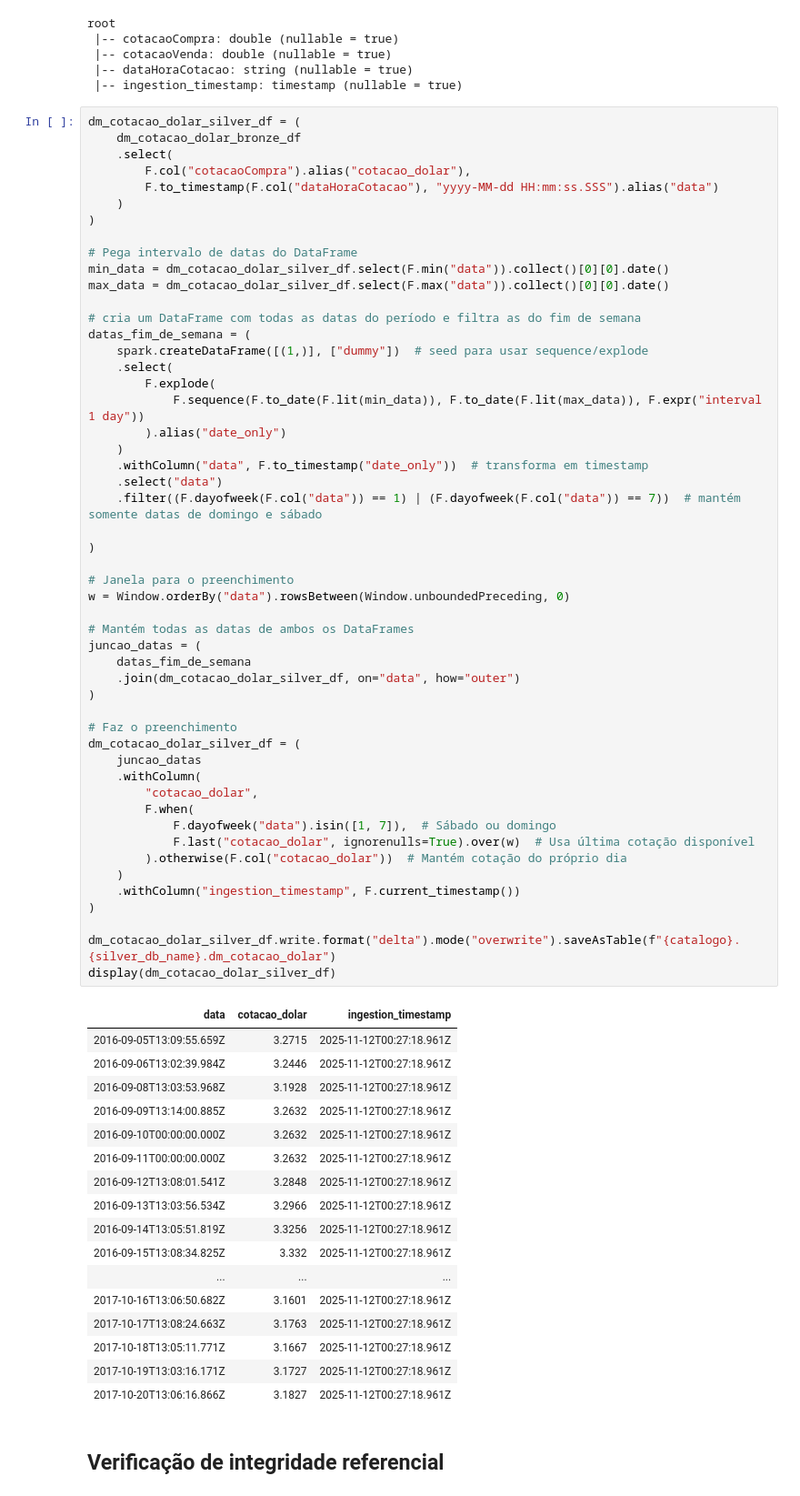
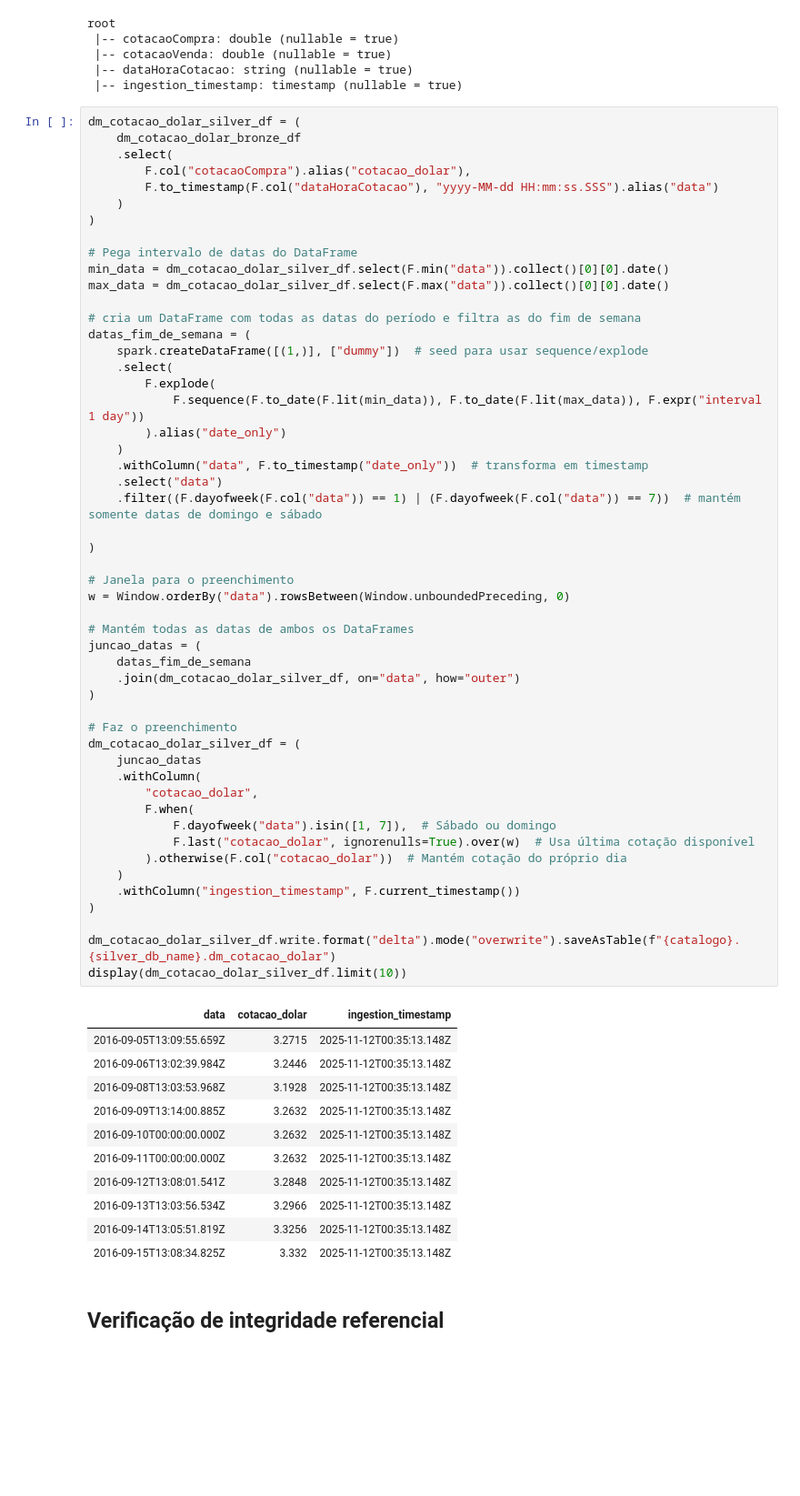
Before and after one commit to AmandaCLima/RocketLabDados-2025.2, a Jupyter notebook: Atividade02 - Pyspark/Atividade2_bronze_to_silver.ipynb.ipynb, the cells around one changed output. Shown at 91% size. Drawn from its saved outputs; the diff is of its cells as text; blank space fills up the shorter version.

```diff
--- a/Atividade02 - Pyspark/Atividade2_bronze_to_silver.ipynb.ipynb
+++ b/Atividade02 - Pyspark/Atividade2_bronze_to_silver.ipynb.ipynb
@@ -464,50 +464,44 @@ datas_fim_de_semana = (
     .select("data")
     .filter((F.dayofweek(F.col("data")) == 1) | (F.dayofweek(F.col("data")) == 7))  # mantém somente datas de domingo e sábado
 
 )
 
 # Janela para o preenchimento
 w = Window.orderBy("data").rowsBetween(Window.unboundedPreceding, 0)
 
 # Mantém todas as datas de ambos os DataFrames
 juncao_datas = (
     datas_fim_de_semana
     .join(dm_cotacao_dolar_silver_df, on="data", how="outer")
 )
 
 # Faz o preenchimento
 dm_cotacao_dolar_silver_df = (
     juncao_datas
     .withColumn(
         "cotacao_dolar",
         F.when(
             F.dayofweek("data").isin([1, 7]),  # Sábado ou domingo
             F.last("cotacao_dolar", ignorenulls=True).over(w)  # Usa última cotação disponível
         ).otherwise(F.col("cotacao_dolar"))  # Mantém cotação do próprio dia
     )
     .withColumn("ingestion_timestamp", F.current_timestamp())
 )
 
 dm_cotacao_dolar_silver_df.write.format("delta").mode("overwrite").saveAsTable(f"{catalogo}.{silver_db_name}.dm_cotacao_dolar")
-display(dm_cotacao_dolar_silver_df)
+display(dm_cotacao_dolar_silver_df.limit(10))
 # %% [output]
 | data | cotacao_dolar | ingestion_timestamp |
-| 2016-09-05T13:09:55.659Z | 3.2715 | 2025-11-12T00:27:18.961Z |
-| 2016-09-06T13:02:39.984Z | 3.2446 | 2025-11-12T00:27:18.961Z |
-| 2016-09-08T13:03:53.968Z | 3.1928 | 2025-11-12T00:27:18.961Z |
-| 2016-09-09T13:14:00.885Z | 3.2632 | 2025-11-12T00:27:18.961Z |
-| 2016-09-10T00:00:00.000Z | 3.2632 | 2025-11-12T00:27:18.961Z |
-| 2016-09-11T00:00:00.000Z | 3.2632 | 2025-11-12T00:27:18.961Z |
-| 2016-09-12T13:08:01.541Z | 3.2848 | 2025-11-12T00:27:18.961Z |
-| 2016-09-13T13:03:56.534Z | 3.2966 | 2025-11-12T00:27:18.961Z |
-| 2016-09-14T13:05:51.819Z | 3.3256 | 2025-11-12T00:27:18.961Z |
-| 2016-09-15T13:08:34.825Z | 3.332 | 2025-11-12T00:27:18.961Z |
-| ... | ... | ... |
-| 2017-10-16T13:06:50.682Z | 3.1601 | 2025-11-12T00:27:18.961Z |
-| 2017-10-17T13:08:24.663Z | 3.1763 | 2025-11-12T00:27:18.961Z |
-| 2017-10-18T13:05:11.771Z | 3.1667 | 2025-11-12T00:27:18.961Z |
-| 2017-10-19T13:03:16.171Z | 3.1727 | 2025-11-12T00:27:18.961Z |
-| 2017-10-20T13:06:16.866Z | 3.1827 | 2025-11-12T00:27:18.961Z |
+| 2016-09-05T13:09:55.659Z | 3.2715 | 2025-11-12T00:35:13.148Z |
+| 2016-09-06T13:02:39.984Z | 3.2446 | 2025-11-12T00:35:13.148Z |
+| 2016-09-08T13:03:53.968Z | 3.1928 | 2025-11-12T00:35:13.148Z |
+| 2016-09-09T13:14:00.885Z | 3.2632 | 2025-11-12T00:35:13.148Z |
+| 2016-09-10T00:00:00.000Z | 3.2632 | 2025-11-12T00:35:13.148Z |
+| 2016-09-11T00:00:00.000Z | 3.2632 | 2025-11-12T00:35:13.148Z |
+| 2016-09-12T13:08:01.541Z | 3.2848 | 2025-11-12T00:35:13.148Z |
+| 2016-09-13T13:03:56.534Z | 3.2966 | 2025-11-12T00:35:13.148Z |
+| 2016-09-14T13:05:51.819Z | 3.3256 | 2025-11-12T00:35:13.148Z |
+| 2016-09-15T13:08:34.825Z | 3.332 | 2025-11-12T00:35:13.148Z |
 # %% [markdown]
 ## Verificação de integridade referencial
 # %% [markdown]
```
